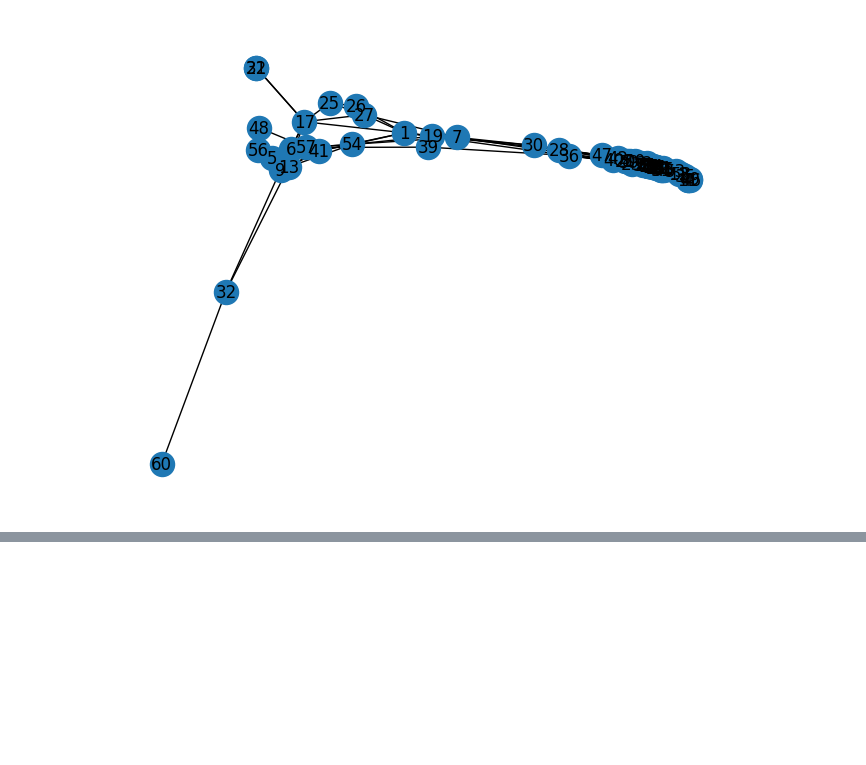
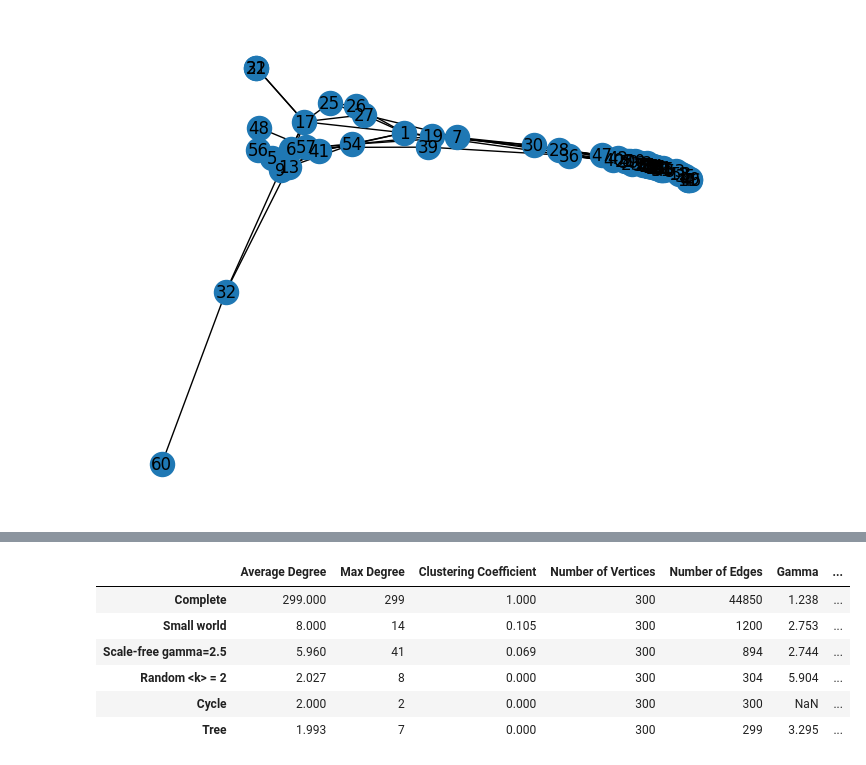
Before and after one commit to JanezSedeljsak/network-utils, a Jupyter notebook: test.ipynb, the cells around one changed output, grey strips where cells are left out. Drawn from its saved outputs; the diff is of its cells as text; code cells hidden in the pictures; blank space fills up the shorter version.

```diff
--- a/test.ipynb
+++ b/test.ipynb
@@ -125,0 +240,16 @@ plt.show()
+# %%
+df_info = df_info.sort_values(by='Average Degree', ascending=False)
+df_info = df_info.round(3)
+df_info = df_info.drop(columns='Is Directed')
+df_info = df_info.drop(columns='Number of Components')
+df_info = df_info.drop(columns='Number of Pendant Nodes')
+df_info = df_info.drop(columns='Number of Isolated Nodes')
+df_info
+# %% [output]
+|  | Average Degree | Max Degree | Clustering Coefficient | Number of Vertices | Number of Edges | Gamma | ... |
+| Complete | 299.000 | 299 | 1.000 | 300 | 44850 | 1.238 | ... |
+| Small world | 8.000 | 14 | 0.105 | 300 | 1200 | 2.753 | ... |
+| Scale-free gamma=2.5 | 5.960 | 41 | 0.069 | 300 | 894 | 2.744 | ... |
+| Random <k> = 2 | 2.027 | 8 | 0.000 | 300 | 304 | 5.904 | ... |
+| Cycle | 2.000 | 2 | 0.000 | 300 | 300 | NaN | ... |
+| Tree | 1.993 | 7 | 0.000 | 300 | 299 | 3.295 | ... |
```
Also changed, not shown: parts of 14 cells of this notebook, 4 other files.
